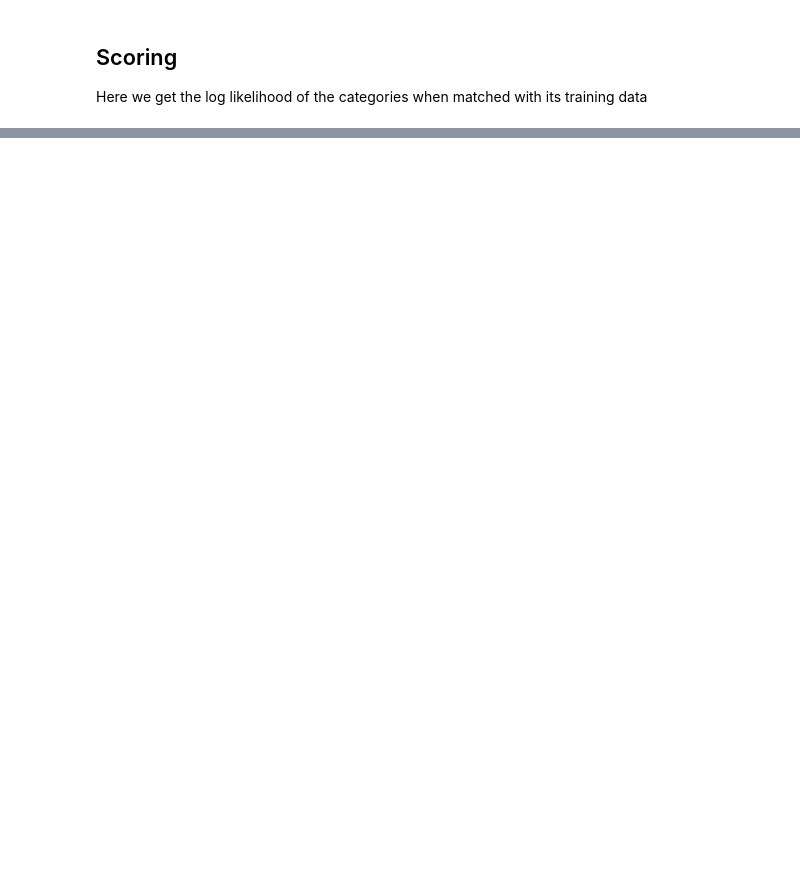
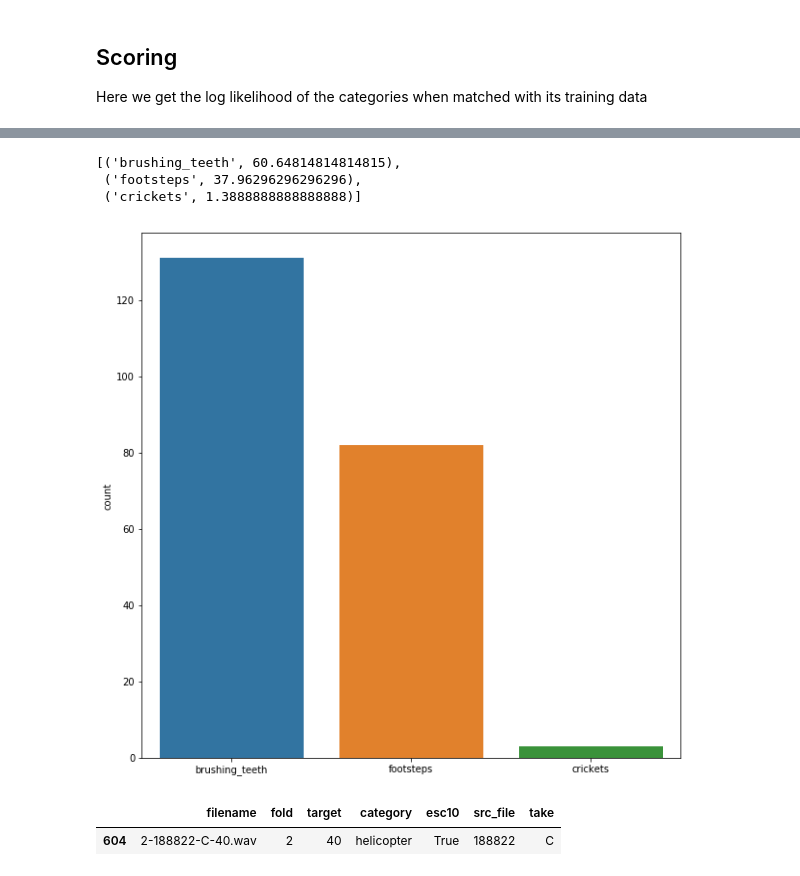
Before and after one commit to DeanPFZ/deep-audio-public, a Jupyter notebook: src/GMM.ipynb, the cells around one changed output, grey strips where cells are left out. Saved outputs shown, nothing was run; the diff lists cells and outputs as text; code cells hidden in the pictures; blank space fills up the shorter version.

```diff
--- a/src/GMM.ipynb
+++ b/src/GMM.ipynb
@@ -178,0 +92,3 @@ array([-125.36156974, -123.93995554, -121.85117273, -121.46433604,
+# %%
+enum_mapping = du.enumerate_strings(c_data)
+c_data, scalar = du.normalize_data(c_data, 'category')
@@ -200,0 +199,22 @@ test_file.shape[1]
+# %%
+from collections import Counter
+def file_probability(filename, clas, preprocessor, enum_mapping):
+    test_file = pd.DataFrame(preprocessor.preprocess(filename))
+    predictions = enum_mapping['category'].inverse_transform(list(clas.predict(test_file)))
+    sns.countplot(predictions)
+    c = Counter(predictions)
+    return [(i, c[i] / len(predictions) * 100.0) for i, count in c.most_common()]
+# %%
+plt.figure(figsize=(10,10))
+file = dataset.filename.sample(n=1).values[0]
+file_probability(file, clas, preprocess, enum_mapping)
+# %% [output]
+[('brushing_teeth', 60.64814814814815),
+ ('footsteps', 37.96296296296296),
+ ('crickets', 1.3888888888888888)]
+[figure, added]
+# %%
+dataset[dataset.filename == file]
+# %% [output]
+|  | filename | fold | target | category | esc10 | src_file | take |
+| 604 | 2-188822-C-40.wav | 2 | 40 | helicopter | True | 188822 | C |
```
Also changed, not shown: parts of 39 cells of this notebook, 5 other files.
